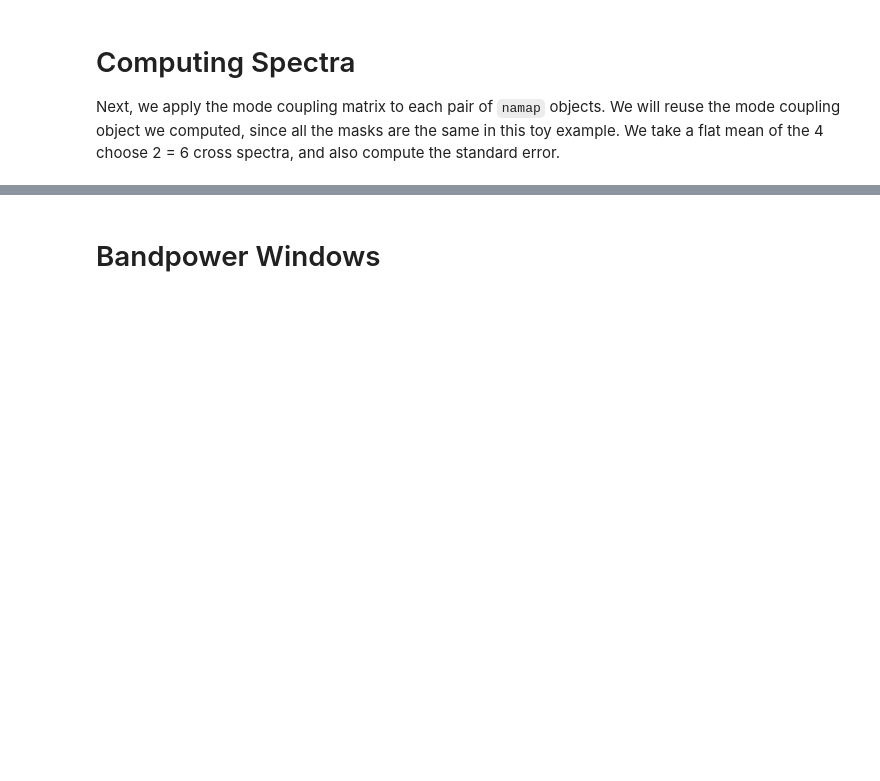
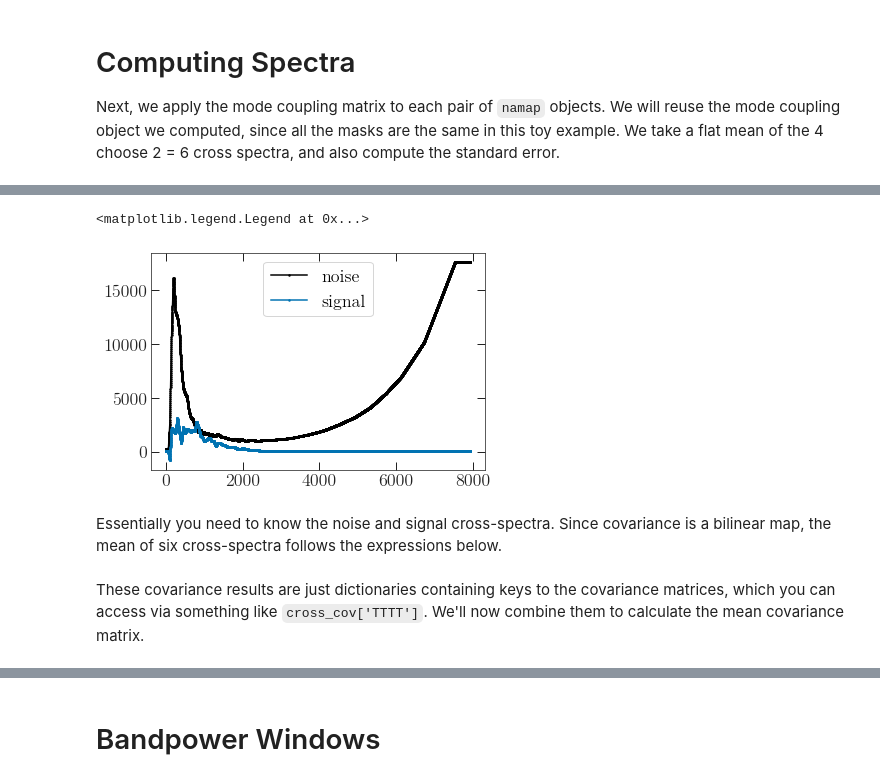
Before and after one commit to xzackli/nawrapper, a Jupyter notebook: notebooks/Reproduce Steve.ipynb, the cells around one changed output, grey strips where cells are left out. Drawn from its saved outputs; the diff is of its cells as text; code cells hidden in the pictures; blank space fills up the shorter version.

```diff
--- a/notebooks/Reproduce Steve.ipynb
+++ b/notebooks/Reproduce Steve.ipynb
@@ -157,0 +157,13 @@ plt.tight_layout()
+# %%
+test = nw.nacov(namap_list[0], namap_list[1], mc, mc, mc)
+# %%
+plt.plot(test.noise['T1T1'], label='noise')
+plt.plot(test.signal['TT'], label='signal')
+plt.legend()
+# plt.yscale('log')
+# plt.ylabel(r'power')
+# %% [output]
+<matplotlib.legend.Legend at 0x...>
+[figure, added]
+# %% [markdown]
+Essentially you need to know the noise and signal cross-spectra. Since covariance is a bilinear map, the mean of six cross-spectra follows the expressions below.
@@ -157,0 +178,2 @@ plt.tight_layout()
+# %% [markdown]
+These covariance results are just dictionaries containing keys to the covariance matrices, which you can access via something like `cross_cov['TTTT']`. We'll now combine them to calculate the mean covariance matrix.
```
Also changed, not shown: parts of 20 cells of this notebook, 3 other files.
